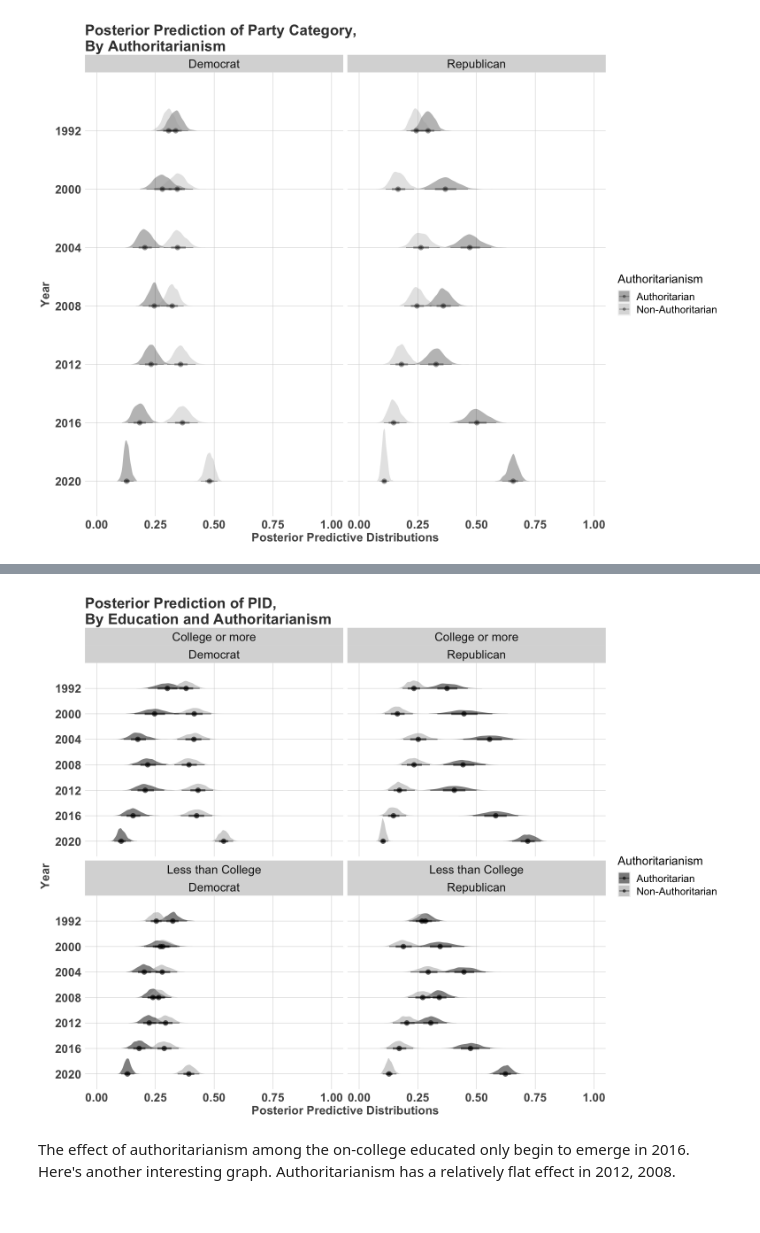
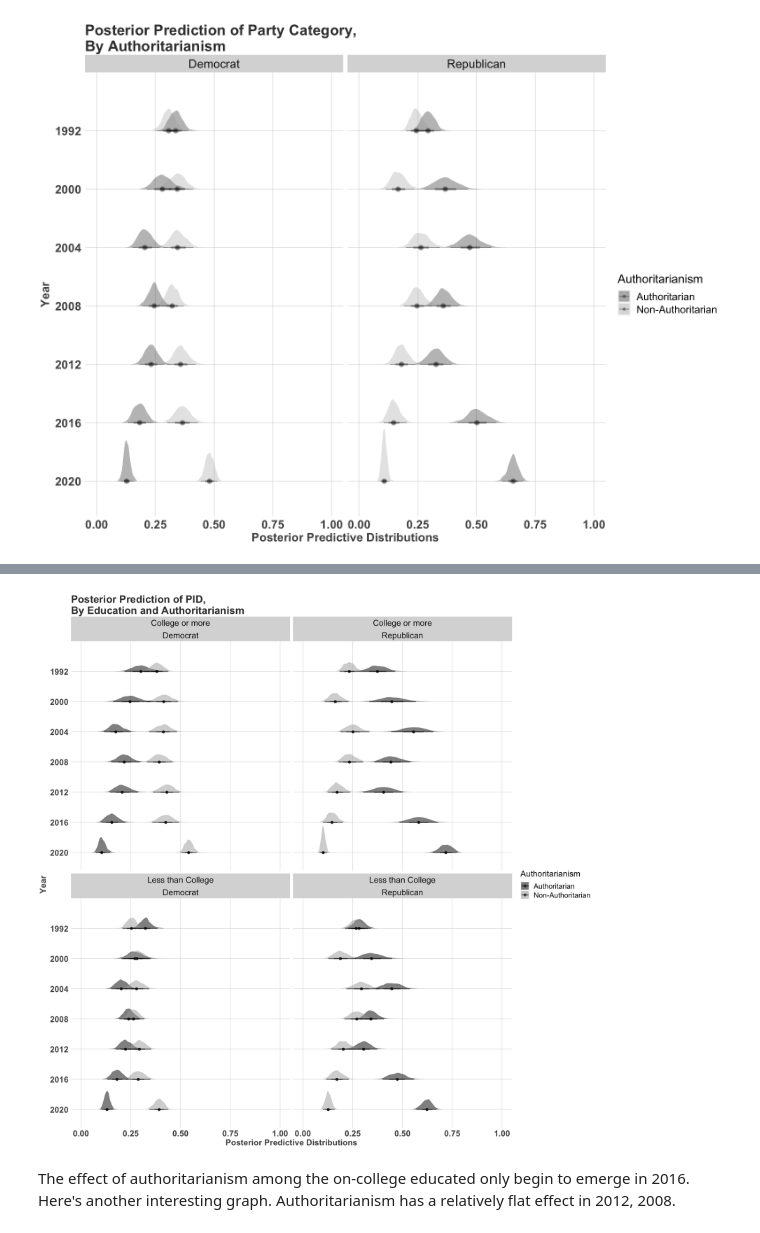
Before and after one commit to crweber9874/Authoritarianism_V2, a Jupyter notebook: analysis/cross_sectional_analysis(ch6)/post_process.ipynb, the cells around one changed output, grey strips where cells are left out. Drawn from its saved outputs; the diff is of its cells as text; code cells hidden in the pictures.

```diff
--- a/analysis/cross_sectional_analysis(ch6)/post_process.ipynb
+++ b/analysis/cross_sectional_analysis(ch6)/post_process.ipynb
@@ -631,33 +848,36 @@ data[,c("party3", "authoritarianism",
 # %%
+options(repr.plot.width=13, repr.plot.height=10)
+
 partyXed = party_model[[1]]
 data[,c("party3", "authoritarianism",
                  "female", "age", "college", "income",
                  "jewish", "catholic", "other", "year")] %>% na.omit() %>%
                  group_by(year) %>% data_grid(female = mean(female), age = mean(age),
                                                       college = c(0,1), income = mean(income),
                                                       catholic =  mean(catholic), jewish = mean(jewish),
                                                       other = mean(other),
                                                       authoritarianism = seq_range(authoritarianism, n = 2)) %>%
                                                       mutate(authoritarianism_2 = authoritarianism*authoritarianism) %>%
                                                       group_by(year) %>%
                                                       add_epred_draws(partyXed)  %>%
                                                       mutate(Authoritarianism = recode(authoritarianism, `0` = "Non-Authoritarian", `1` = "Authoritarian")) %>%
                                                       mutate(PID = recode(.category, `1` = "Democrat", `2` = "Independent" , `3` = "Republican")) %>%
                                                       mutate(Education = recode(college, `0` = "Less than College", `1` = "College or more")) %>%
 
 
     subset(.category != 2) %>%
     ggplot(aes(x = .epred, y = as.factor(year),
-                                                group = as.factor(authoritarianism),  fill = Authoritarianism)) +
+                                                group = as.factor(authoritarianism),
+                                                fill = Authoritarianism)) +
                                                 facet_wrap(~Education+PID) +
-                                                stat_halfeye(alpha =0.5) + ggtheme +
+                                                stat_halfeye(alpha =0.5, size =3) + ggtheme +
   # Format the grid
   ggtitle("Posterior Prediction of PID,\nBy Education and Authoritarianism") +
   scale_x_continuous("Posterior Predictive Distributions", limits=c(0,1)) +
   scale_y_discrete("Year", limits = rev) +
   scale_fill_manual(name="Authoritarianism", values=c("black", "darkgrey"))
 # %% [output]
-[figure, old version]
+[figure, new version]
 # %% [markdown]
 The effect of authoritarianism among the on-college educated only begin to emerge in 2016. Here's another interesting graph. Authoritarianism has a relatively flat effect in 2012, 2008.
 # %%
```
Also changed, not shown: parts of 17 cells of this notebook.
